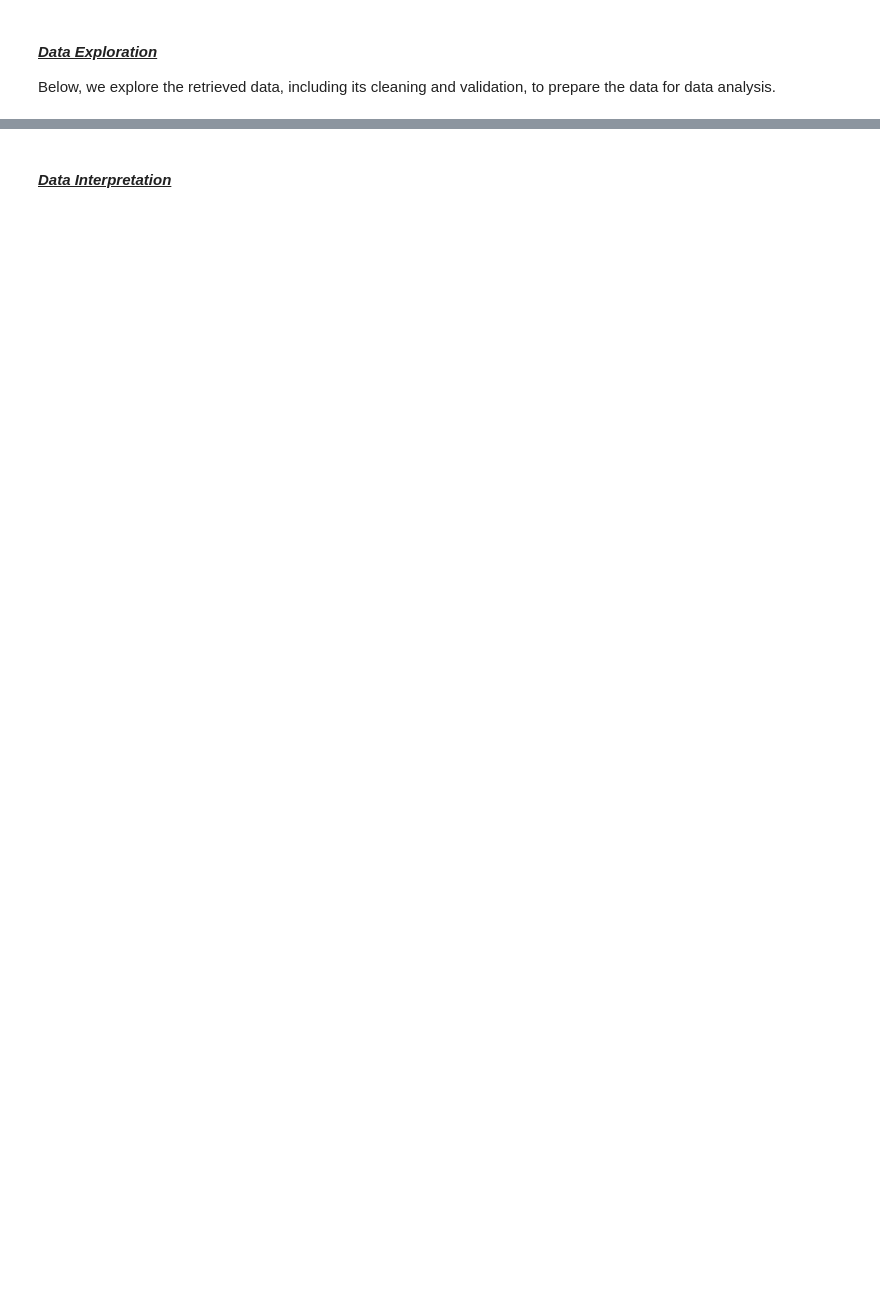
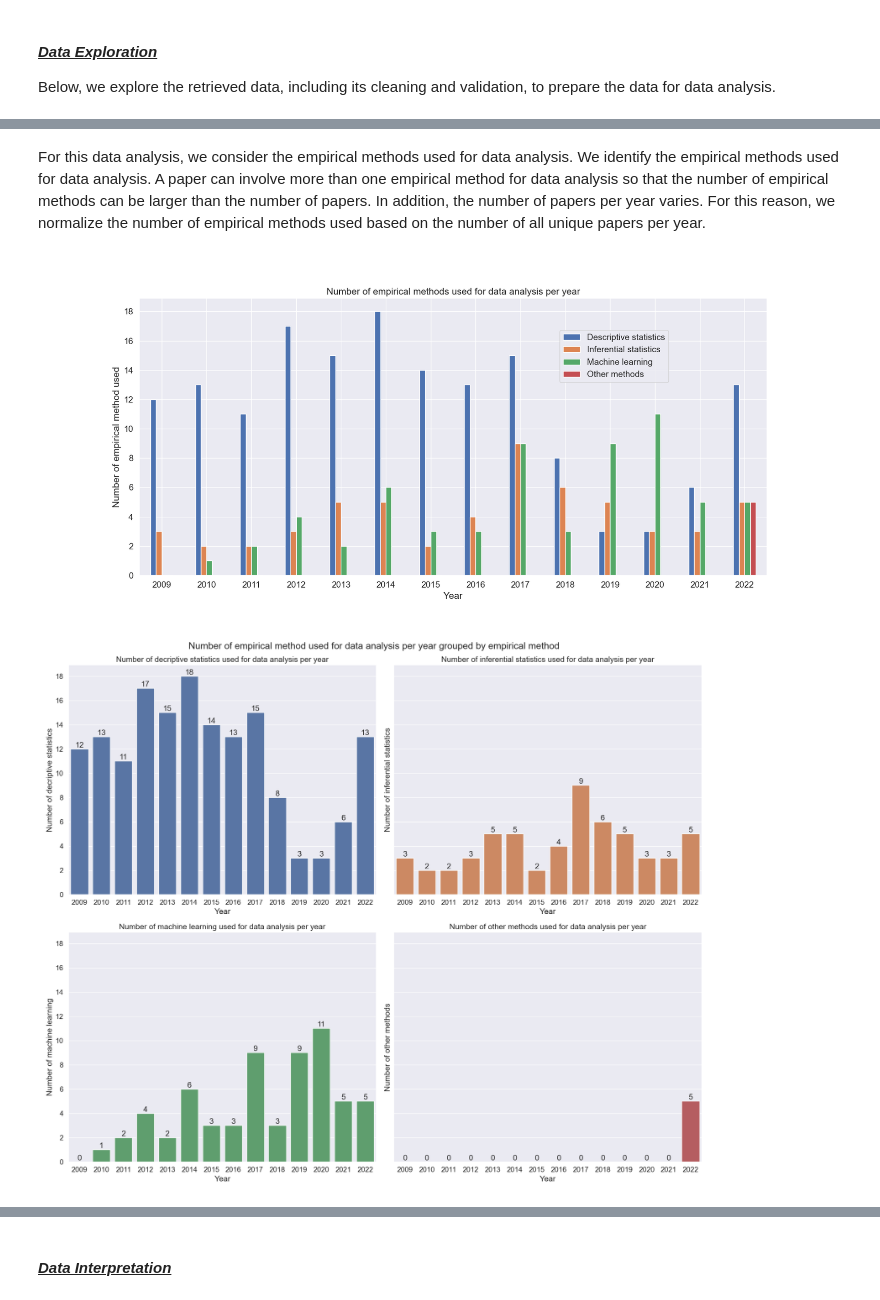
Before and after one commit to okarras/EmpiRE-Analysis, a Jupyter notebook: empire-analysis.ipynb, the cells around one changed output, grey strips where cells are left out. Cells and saved outputs as stored; diff of their text form; code cells hidden in the pictures; blank space fills up the shorter version.

```diff
--- a/empire-analysis.ipynb
+++ b/empire-analysis.ipynb
@@ -459,0 +545,12 @@ display(df_query_1.info())
+# %%
+df_query_2_2['da_label'] = df_query_2_2['da_label'].astype('category')
+df_query_2_2['descriptive'] = df_query_2_2['descriptive'].astype('category')
+df_query_2_2['inferential'] = df_query_2_2['inferential'].astype('category')
+df_query_2_2['machine_learning'] = df_query_2_2['machine_learning'].astype('category')
+df_query_2_2['method'] = df_query_2_2['method'].astype('category')
+
+display(df_query_2_2['da_label'].value_counts())
+display(df_query_2_2['descriptive'].value_counts())
+display(df_query_2_2['inferential'].value_counts())
+display(df_query_2_2['machine_learning'].value_counts())
+display(df_query_2_2['method'].value_counts())
@@ -459,0 +691,57 @@ display(df_query_1.info())
+# %% [markdown]
+For this data analysis, we consider the empirical methods used for data analysis. We identify the empirical methods used for data analysis. A paper can involve more than one empirical method for data analysis so that the number of empirical methods can be larger than the number of papers. In addition, the number of papers per year varies. For this reason, we normalize the number of empirical methods used based on the number of all unique papers per year.
+# %%
+all_papers_per_year = pd.DataFrame(df_query_2_2.drop_duplicates(subset=['paper']).reset_index(drop=True)['year'].value_counts())
+all_papers_per_year.columns = ['number_of_all_papers']
+all_papers_per_year = all_papers_per_year.sort_index()
+#display(all_papers_per_year)
+
+df_query_2_2 = df_query_2_2.drop_duplicates(subset=['paper'])
+result = pd.DataFrame(df_query_2_2.groupby('year')[['descriptive', 'inferential', 'machine_learning', 'method']].count())
+#display(result)
+
+ax = result.plot(kind='bar', rot=0)
+ax.legend(bbox_to_anchor=(0.85, 0.9), labels=['Descriptive statistics', 'Inferential statistics', 'Machine learning', 'Other methods'])
+ax.yaxis.set_major_locator(MaxNLocator(integer=True))
+plt.title('Number of empirical methods used for data analysis per year')
+plt.xlabel('Year')
+plt.ylabel('Number of empirical method used')
+plt.savefig('Figures/CQ2/da_number_of_empirical_methods_used.png', dpi=300)
+plt.show()
+
+figure, axis = plt.subplots(2, 2, figsize=(18, 15), sharey=True)
+# Plot barplots
+bar1 = sns.barplot(data = result, x = result.index, y='descriptive', ax=axis[0,0], color=sns.color_palette()[0])
+bar1.bar_label(bar1.containers[0])
+bar1.yaxis.set_major_locator(MaxNLocator(integer=True))
+bar2 = sns.barplot(data = result, x = result.index, y='inferential', ax=axis[0,1], color=sns.color_palette()[1])
+bar2.bar_label(bar2.containers[0])
+bar2.yaxis.set_major_locator(MaxNLocator(integer=True))
+bar3 = sns.barplot(data = result, x = result.index, y='machine_learning', ax=axis[1,0], color=sns.color_palette()[2])
+bar3.bar_label(bar3.containers[0])
+bar3.yaxis.set_major_locator(MaxNLocator(integer=True))
+bar4 = sns.barplot(data = result, x = result.index, y='method', ax=axis[1,1], color=sns.color_palette()[3])
+bar4.bar_label(bar4.containers[0])
+bar4.yaxis.set_major_locator(MaxNLocator(integer=True))
+
+# Set titles
+plt.suptitle("Number of empirical method used for data analysis per year grouped by empirical method")
+bar1.set(title = 'Number of decriptive statistics used for data analysis per year', ylabel='Number of decriptive statistics', xlabel='Year')
+bar2.set(title = 'Number of inferential statistics used for data analysis per year', ylabel='Number of inferential statistics', xlabel='Year')
+bar3.set(title = 'Number of machine learning used for data analysis per year', ylabel='Number of machine learning', xlabel='Year')
+bar4.set(title = 'Number of other methods used for data analysis per year', ylabel='Number of other methods', xlabel='Year')
+
+# Set spacing between subplots
+figure.tight_layout()
+plt.savefig('Figures/CQ2/da_number_of_empirical_methods_used_grouped_by_method.png', dpi=300)
+plt.show()
+
+result = pd.concat([result, all_papers_per_year], axis=1)
+result['normalized descriptive'] = (result['descriptive'] / result['number_of_all_papers']).round(2)
+result['normalized inferential'] = (result['inferential'] / result['number_of_all_papers']).round(2)
+result['normalized machine_learning'] = (result['machine_learning'] / result['number_of_all_papers']).round(2)
+result['normalized method'] = (result['method'] / result['number_of_all_papers']).round(2)
+display(result)
+# %% [output]
+[figure, added]
+[figure, added]
```
Also changed, not shown: parts of 17 cells of this notebook, 13 other files.
